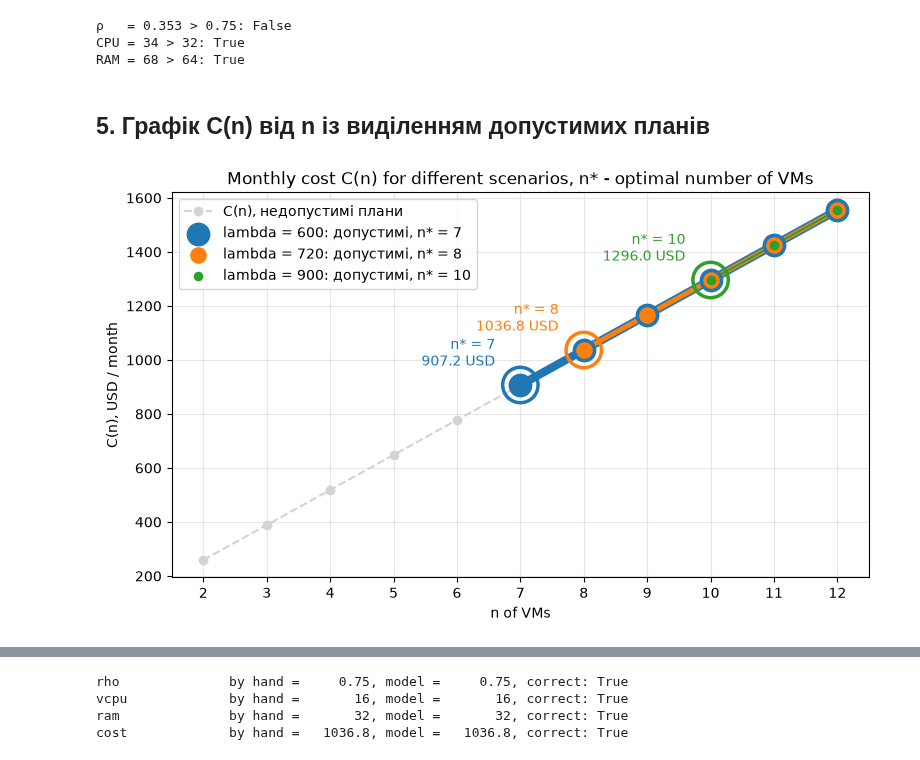
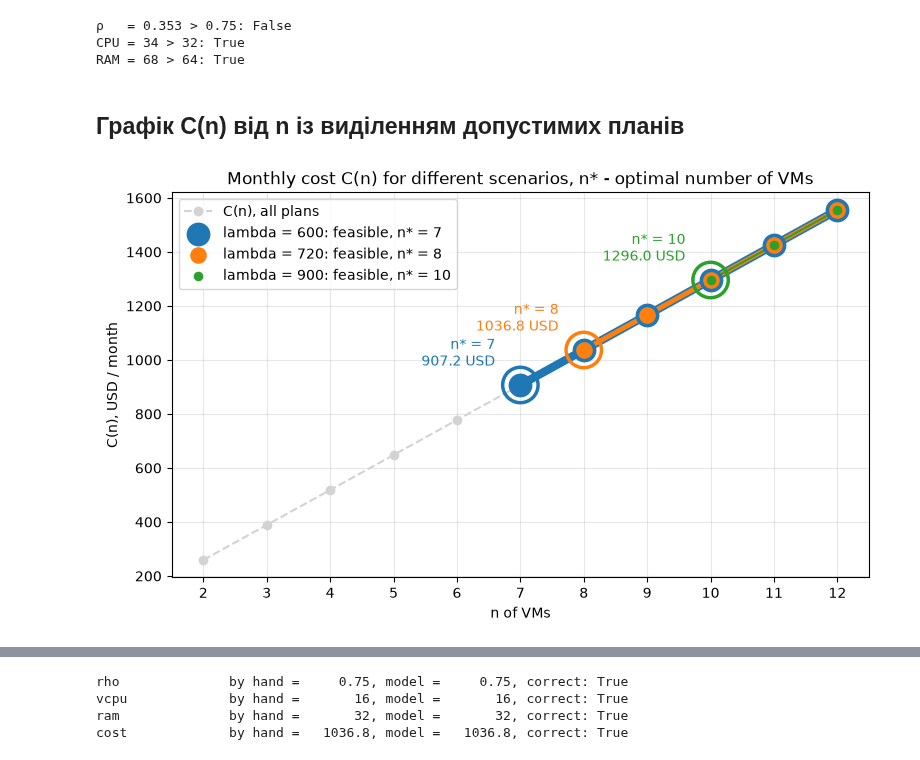
Before and after one commit to n1n1n1q/math-modellng-labs, a Jupyter notebook: HW1_Basystyi_Variant01.ipynb, the cells around one changed output, grey strips where cells are left out. Drawn from its saved outputs; the diff is of its cells as text; code cells hidden in the pictures.

```diff
--- a/HW1_Basystyi_Variant01.ipynb
+++ b/HW1_Basystyi_Variant01.ipynb
@@ -111,6 +141,4 @@ SCENARIOS = [600, 720, 900]
 # %%
-from itertools import product
-
 simulation_data = {
     "lam": [],
     "n": [],
@@ -121,24 +149,25 @@ simulation_data = {
     "rho_violated": [],
     "cpu_violated": [],
     "ram_violated": [],
+    "reason": [],
 }
 
 for lam, n in product(SCENARIOS, N_CANDIDATES):
-    rho = lam / (MU * n)
+    rho = utilization(lam, n)
     cpu_used = VM_CPU * n
     ram_used = VM_RAM * n
-    cost = PRICE * HOURS * n
 
     simulation_data["lam"].append(lam)
     simulation_data["n"].append(n)
     simulation_data["rho"].append(round(rho, 4))
     simulation_data["vcpu"].append(cpu_used)
     simulation_data["ram"].append(ram_used)
-    simulation_data["cost"].append(round(cost, 2))
+    simulation_data["cost"].append(round(cost(n), 2))
 
     simulation_data["rho_violated"].append(rho > RHO_MAX + 1e-9)
     simulation_data["cpu_violated"].append(cpu_used > HOST_CPU)
     simulation_data["ram_violated"].append(ram_used > HOST_RAM)
+    simulation_data["reason"].append(violation_reason(rho, cpu_used, ram_used))
 
 all_plans = pd.DataFrame(simulation_data)
 all_plans["feasible"] = ~(all_plans["rho_violated"] | all_plans["cpu_violated"] | all_plans["ram_violated"])
@@ -182,6 +210,10 @@ summary_data = {
 
 for lam in SCENARIOS:
     feasible = all_plans[(all_plans["lam"] == lam) & all_plans["feasible"]]
+    if feasible.empty:
+        print(f"lambda = {lam}: no feasible plans for n = {min(N_CANDIDATES)}..{max(N_CANDIDATES)}, "
+              f"rho <= {RHO_MAX} requires n >= {math.ceil(lam / (MU * RHO_MAX))}")
+        continue
     best = feasible.loc[feasible["cost"].idxmin()]
 
     summary_data["lam"].append(lam)
@@ -239,37 +271,39 @@ print(f"RAM = {VM_RAM * n} > {HOST_RAM}: {VM_RAM * n > HOST_RAM}")
 CPU = 34 > 32: True
 RAM = 68 > 64: True
 # %% [markdown]
-## 5. Графік C(n) від n із виділенням допустимих планів
+## Графік C(n) від n із виділенням допустимих планів
 # %%
 colors = {600: "tab:blue", 720: "tab:orange", 900: "tab:green"}
 widths = {600: 6, 720: 3.5, 900: 1.5}
 sizes = {600: 260, 720: 120, 900: 35}
 
 ns = list(N_CANDIDATES)
 fig, ax = plt.subplots(figsize=(9, 5))
-ax.plot(ns, [PRICE * HOURS * n for n in ns], color="lightgray", ls="--", marker="o",
-        markersize=6, label="C(n), недопустимі плани")
+ax.plot(ns, [cost(n) for n in ns], color="lightgray", ls="--", marker="o",
+        markersize=6, label="C(n), all plans")
 
 for lam in SCENARIOS:
     feasible = all_plans[(all_plans["lam"] == lam) & all_plans["feasible"]]
+    if feasible.empty:
+        continue
     n_opt = int(summary.loc[summary["lam"] == lam, "n_opt"].iloc[0])
     ax.plot(feasible["n"], feasible["cost"], color=colors[lam], lw=widths[lam], zorder=2)
     ax.scatter(feasible["n"], feasible["cost"], s=sizes[lam], color=colors[lam], zorder=3,
-               label=f"lambda = {lam}: допустимі, n* = {n_opt}")
+               label=f"lambda = {lam}: feasible, n* = {n_opt}")
 
-    # кільце на оптимумі
-    cost_opt = PRICE * HOURS * n_opt
+    # ring at the optimum
+    cost_opt = cost(n_opt)
     ax.scatter(n_opt, cost_opt, s=650, facecolors="none", edgecolors=colors[lam], linewidths=2.5, zorder=4)
     ax.annotate(f"n* = {n_opt}\n{cost_opt:.1f} USD", (n_opt, cost_opt),
                 textcoords="offset points", xytext=(-18, 14), ha="right", color=colors[lam])
 
 ax.set_xticks(ns)
 ax.set_xlabel("n of VMs")
 ax.set_ylabel("C(n), USD / month")
 ax.set_title("Monthly cost C(n) for different scenarios, n* - optimal number of VMs")
 ax.grid(alpha=0.3)
 ax.legend()
 plt.show()
 # %% [output]
-[figure, old version]
+[figure, new version]
 # %% [markdown]
```
Also changed, not shown: parts of 11 cells of this notebook.
